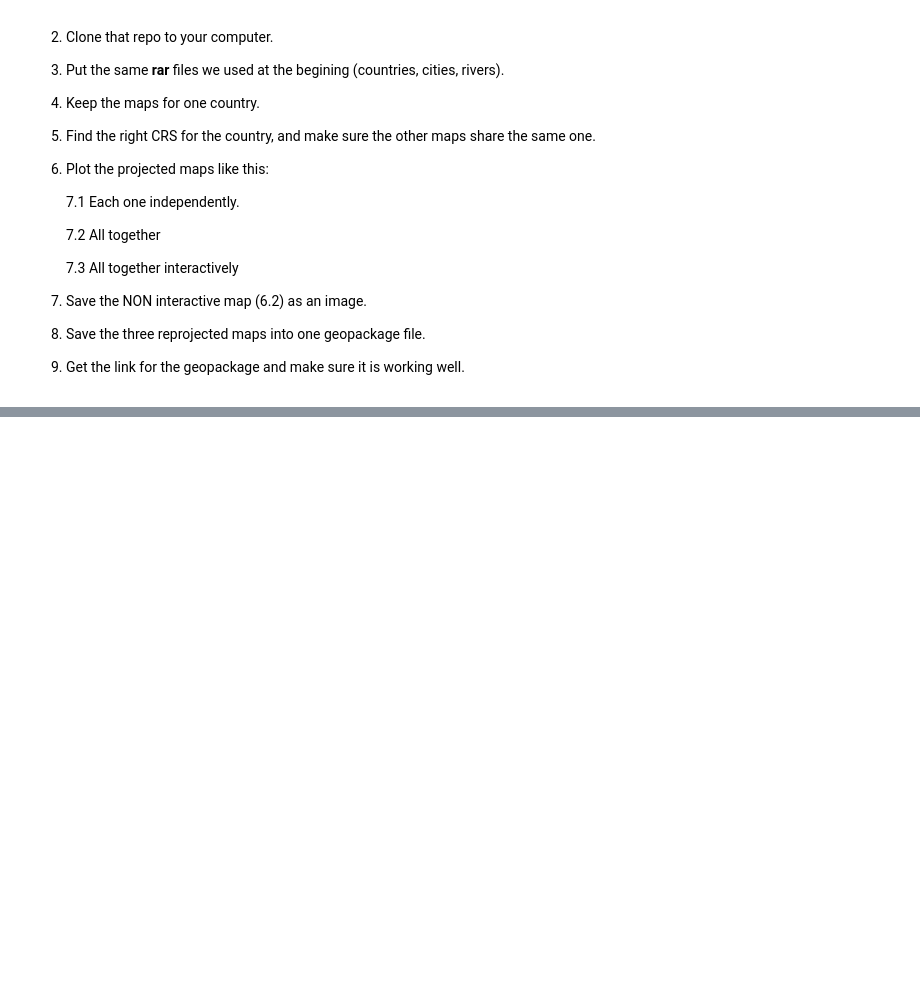
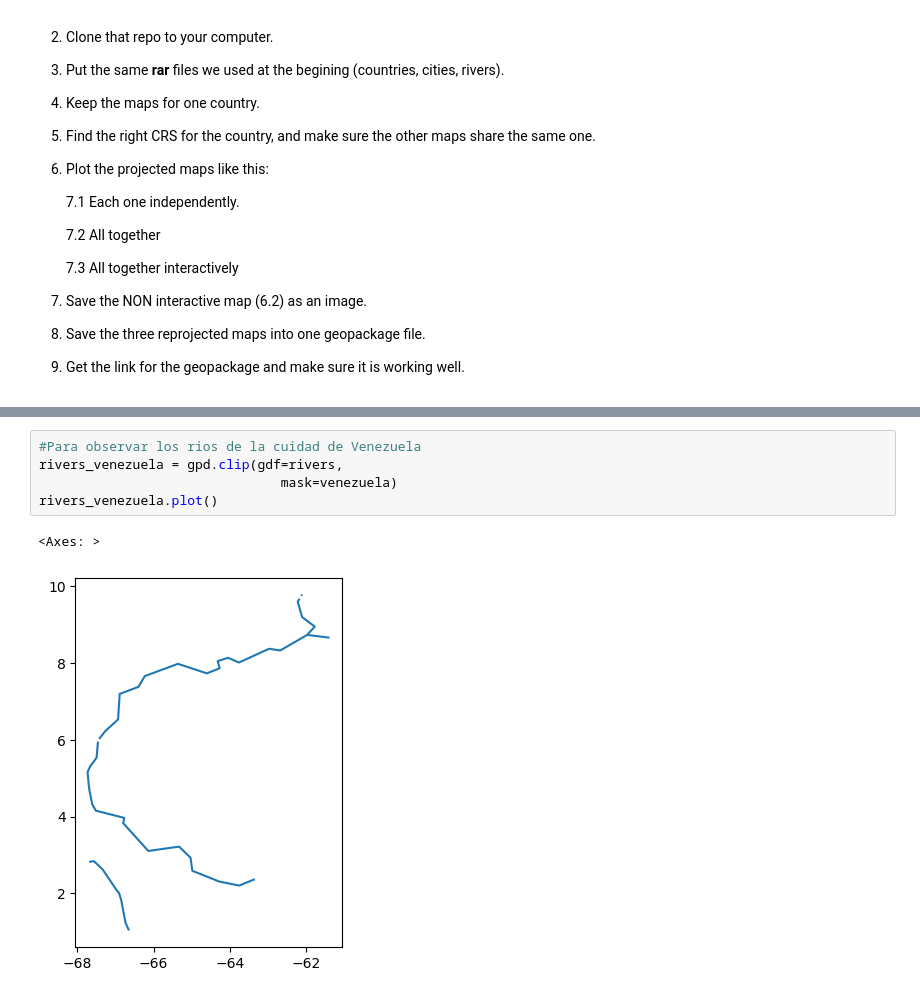
Before and after one commit to gokussj100/simpleplot, a Jupyter notebook: TheGeoDataFrame_intro.ipynb, the cells around one changed output, grey strips where cells are left out. Saved outputs shown, nothing was run; the diff lists cells and outputs as text; blank space fills up the shorter version.

```diff
--- a/TheGeoDataFrame_intro.ipynb
+++ b/TheGeoDataFrame_intro.ipynb
@@ -461,0 +476,8 @@ Exercise:
+# %%
+#Para observar los rios de la cuidad de Venezuela
+rivers_venezuela = gpd.clip(gdf=rivers,
+                               mask=venezuela)
+rivers_venezuela.plot()
+# %% [output]
+<Axes: >
+[figure, added]
```
Also changed, not shown: parts of 5 cells of this notebook.
